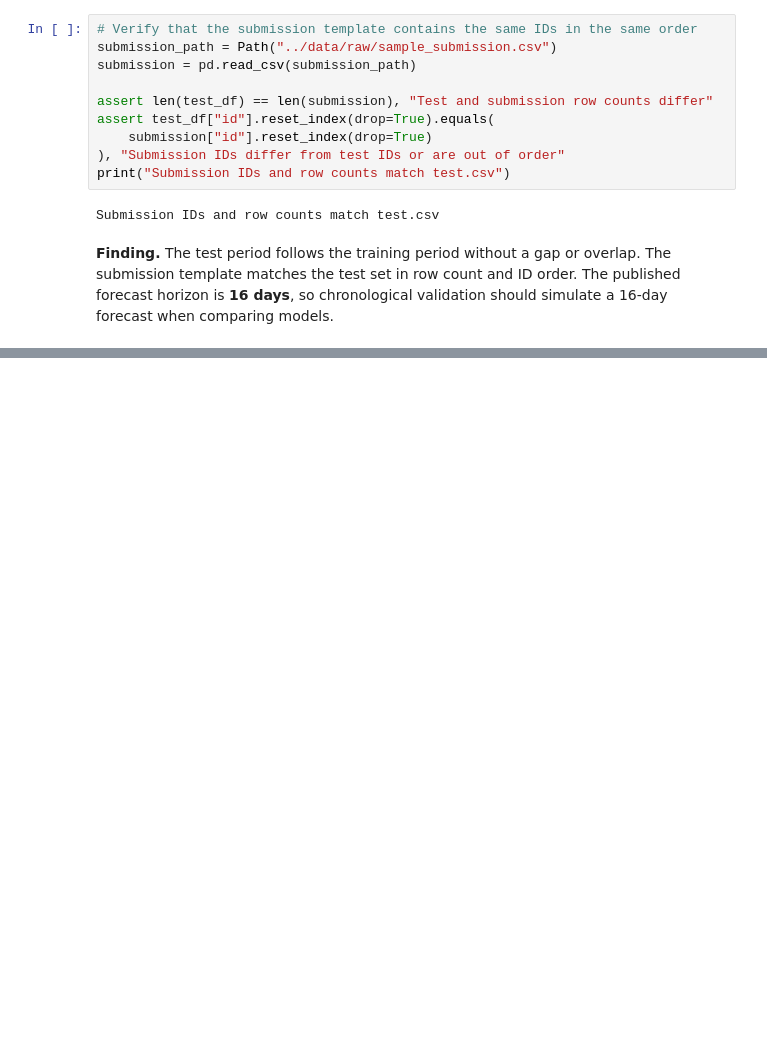
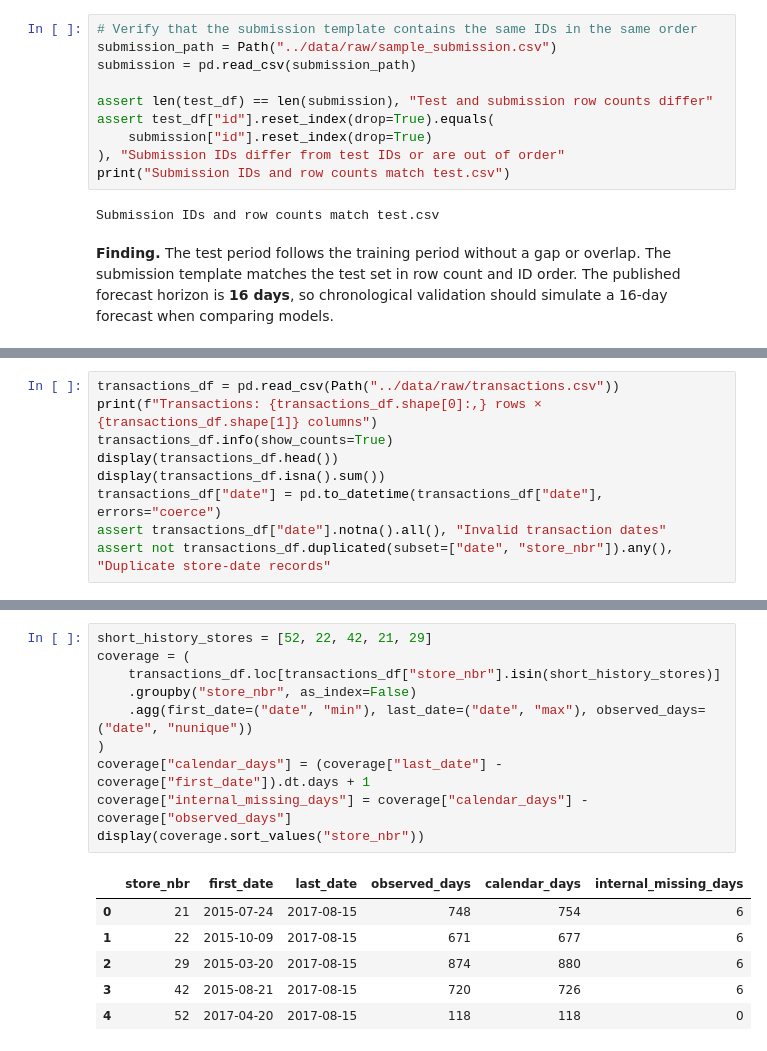
Before and after one commit to nachospreafico/store-sales-forecasting, a Jupyter notebook: notebooks/01_eda.ipynb, the cells around one changed output, grey strips where cells are left out. Drawn from its saved outputs; the diff is of its cells as text; blank space fills up the shorter version.

```diff
--- a/notebooks/01_eda.ipynb
+++ b/notebooks/01_eda.ipynb
@@ -805,0 +695,9 @@ Missing oil-price observations occur exclusively on weekdays, with Mondays accou
+# %%
+transactions_df = pd.read_csv(Path("../data/raw/transactions.csv"))
+print(f"Transactions: {transactions_df.shape[0]:,} rows × {transactions_df.shape[1]} columns")
+transactions_df.info(show_counts=True)
+display(transactions_df.head())
+display(transactions_df.isna().sum())
+transactions_df["date"] = pd.to_datetime(transactions_df["date"], errors="coerce")
+assert transactions_df["date"].notna().all(), "Invalid transaction dates"
+assert not transactions_df.duplicated(subset=["date", "store_nbr"]).any(), "Duplicate store-date records"
@@ -805,0 +784,17 @@ Missing oil-price observations occur exclusively on weekdays, with Mondays accou
+# %%
+short_history_stores = [52, 22, 42, 21, 29]
+coverage = (
+    transactions_df.loc[transactions_df["store_nbr"].isin(short_history_stores)]
+    .groupby("store_nbr", as_index=False)
+    .agg(first_date=("date", "min"), last_date=("date", "max"), observed_days=("date", "nunique"))
+)
+coverage["calendar_days"] = (coverage["last_date"] - coverage["first_date"]).dt.days + 1
+coverage["internal_missing_days"] = coverage["calendar_days"] - coverage["observed_days"]
+display(coverage.sort_values("store_nbr"))
+# %% [output]
+|  | store_nbr | first_date | last_date | observed_days | calendar_days | internal_missing_days |
+| 0 | 21 | 2015-07-24 | 2017-08-15 | 748 | 754 | 6 |
+| 1 | 22 | 2015-10-09 | 2017-08-15 | 671 | 677 | 6 |
+| 2 | 29 | 2015-03-20 | 2017-08-15 | 874 | 880 | 6 |
+| 3 | 42 | 2015-08-21 | 2017-08-15 | 720 | 726 | 6 |
+| 4 | 52 | 2017-04-20 | 2017-08-15 | 118 | 118 | 0 |
```
Also changed, not shown: parts of 65 cells of this notebook.
